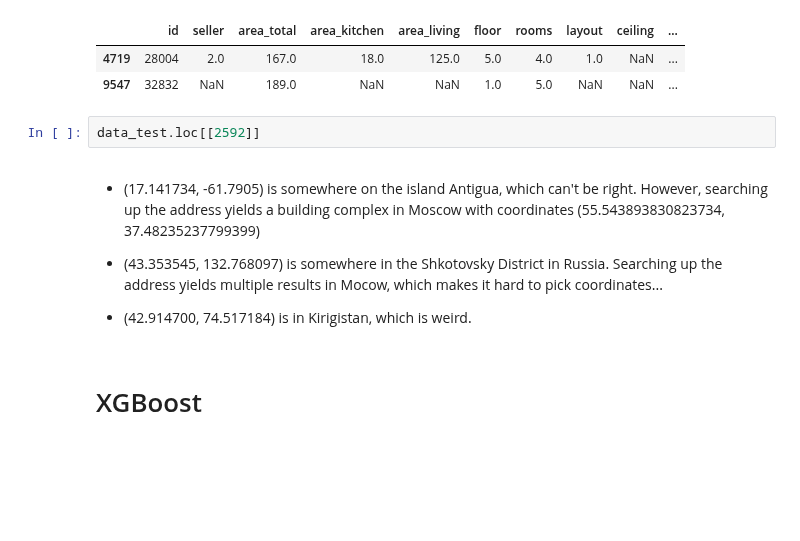
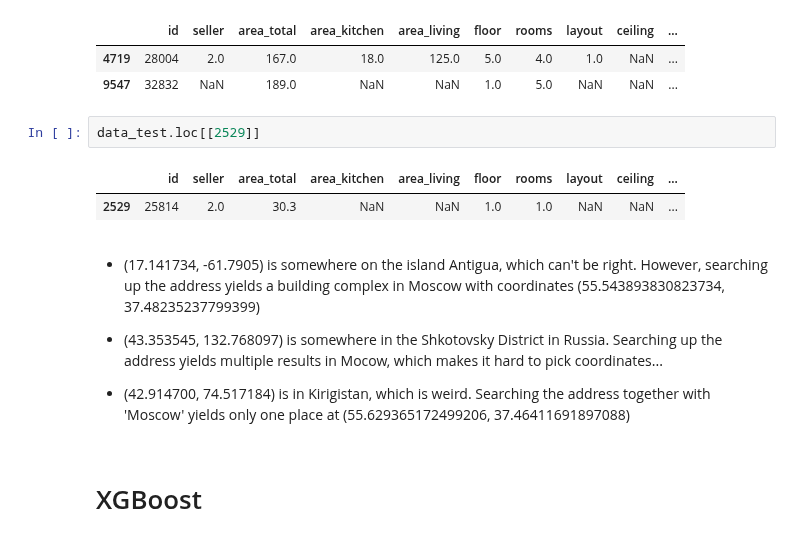
Before and after one commit to jimoskar/ml, a Jupyter notebook: project/jim_EDA.ipynb, the cells around one changed output. Cells and saved outputs as stored; diff of their text form; blank space fills up the shorter version.

```diff
--- a/project/jim_EDA.ipynb
+++ b/project/jim_EDA.ipynb
@@ -228,13 +264,16 @@ data_test.loc[[4719, 9547]]
 | 4719 | 28004 | 2.0 | 167.0 | 18.0 | 125.0 | 5.0 | 4.0 | 1.0 | NaN | ... |
 | 9547 | 32832 | NaN | 189.0 | NaN | NaN | 1.0 | 5.0 | NaN | NaN | ... |
 # %%
-data_test.loc[[2592]]
+data_test.loc[[2529]]
+# %% [output]
+|  | id | seller | area_total | area_kitchen | area_living | floor | rooms | layout | ceiling | ... |
+| 2529 | 25814 | 2.0 | 30.3 | NaN | NaN | 1.0 | 1.0 | NaN | NaN | ... |
 # %% [markdown]
 - (17.141734, -61.7905) is somewhere on the island Antigua, which can't be right. However, searching up the address yields a building complex in Moscow with coordinates (55.543893830823734, 37.48235237799399)
 
 -  (43.353545, 132.768097) is somewhere in the Shkotovsky District in Russia. Searching up the address yields multiple results in Mocow, which makes it hard to pick coordinates...
 
-- (42.914700, 74.517184) is in Kirigistan, which is weird.
+- (42.914700, 74.517184) is in Kirigistan, which is weird. Searching the address together with 'Moscow' yields only one place at (55.629365172499206, 37.46411691897088)
 # %% [markdown]
 # XGBoost
 # %%
```
Also changed, not shown: parts of 5 cells of this notebook, 6 other files.
